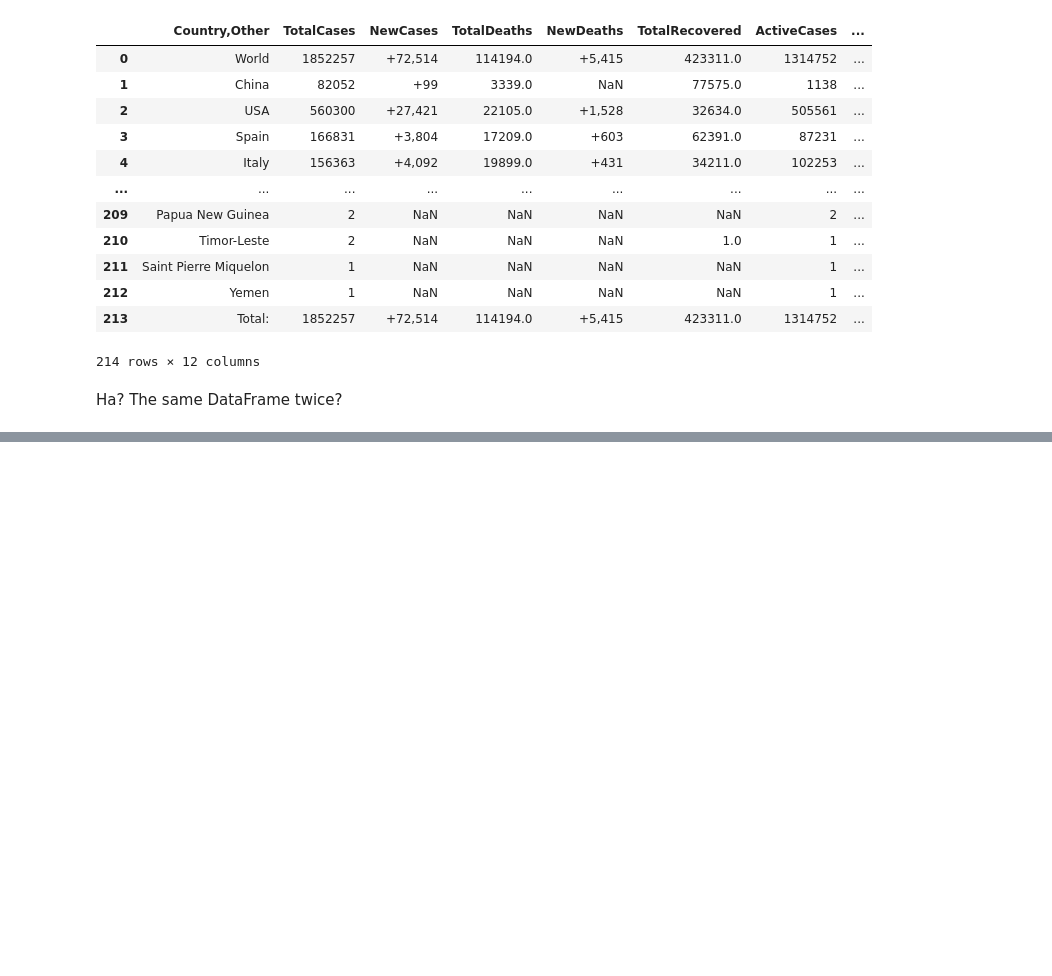
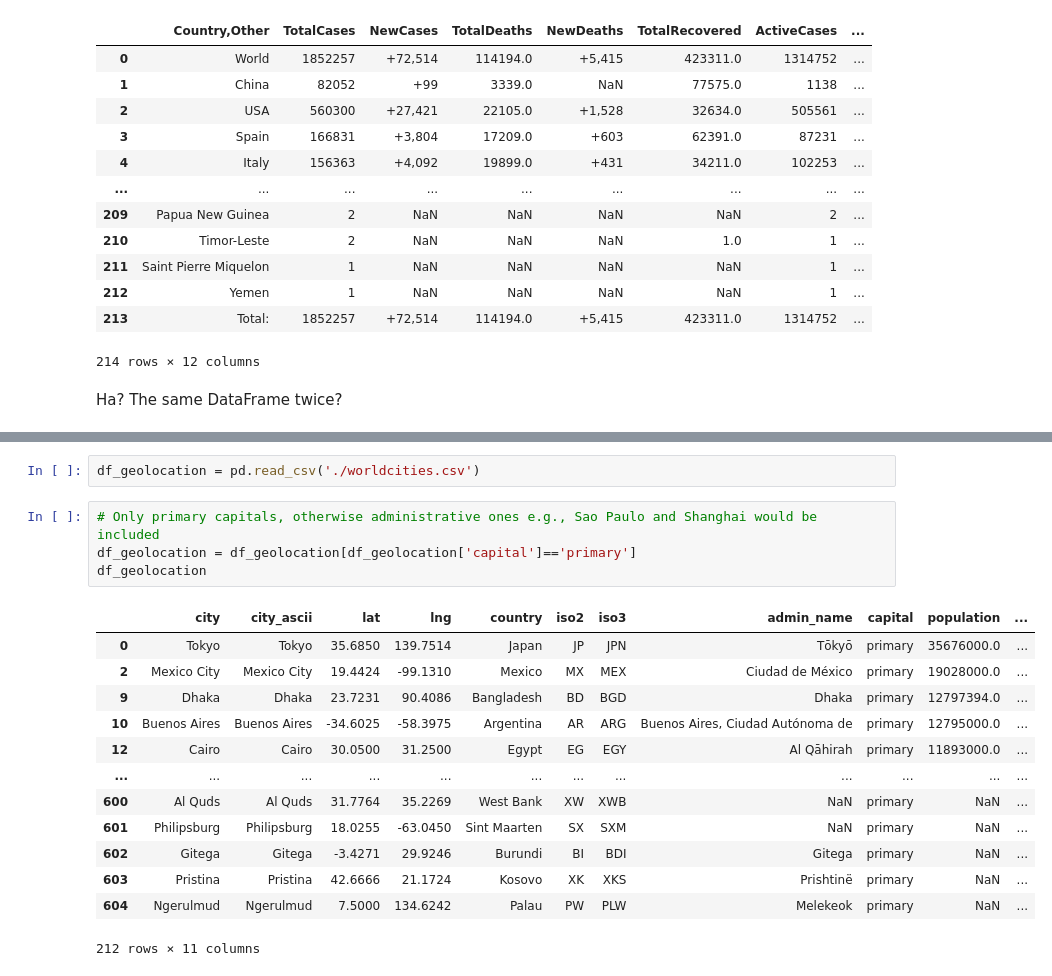
Before and after one commit to tezzytezzy/corona-virus, a Jupyter notebook: virus_map.ipynb, the cells around one changed output, grey strips where cells are left out. Saved outputs shown, nothing was run; the diff lists cells and outputs as text; blank space fills up the shorter version.

```diff
--- a/virus_map.ipynb
+++ b/virus_map.ipynb
@@ -65,0 +91,20 @@ df_data
+# %%
+df_geolocation = pd.read_csv('./worldcities.csv')
+# %%
+# Only primary capitals, otherwise administrative ones e.g., Sao Paulo and Shanghai would be included
+df_geolocation = df_geolocation[df_geolocation['capital']=='primary']
+df_geolocation
+# %% [output]
+|  | city | city_ascii | lat | lng | country | iso2 | iso3 | admin_name | capital | population | ... |
+| 0 | Tokyo | Tokyo | 35.6850 | 139.7514 | Japan | JP | JPN | Tōkyō | primary | 35676000.0 | ... |
+| 2 | Mexico City | Mexico City | 19.4424 | -99.1310 | Mexico | MX | MEX | Ciudad de México | primary | 19028000.0 | ... |
+| 9 | Dhaka | Dhaka | 23.7231 | 90.4086 | Bangladesh | BD | BGD | Dhaka | primary | 12797394.0 | ... |
+| 10 | Buenos Aires | Buenos Aires | -34.6025 | -58.3975 | Argentina | AR | ARG | Buenos Aires, Ciudad Autónoma de | primary | 12795000.0 | ... |
+| 12 | Cairo | Cairo | 30.0500 | 31.2500 | Egypt | EG | EGY | Al Qāhirah | primary | 11893000.0 | ... |
+| ... | ... | ... | ... | ... | ... | ... | ... | ... | ... | ... | ... |
+| 600 | Al Quds | Al Quds | 31.7764 | 35.2269 | West Bank | XW | XWB | NaN | primary | NaN | ... |
+| 601 | Philipsburg | Philipsburg | 18.0255 | -63.0450 | Sint Maarten | SX | SXM | NaN | primary | NaN | ... |
+| 602 | Gitega | Gitega | -3.4271 | 29.9246 | Burundi | BI | BDI | Gitega | primary | NaN | ... |
+| 603 | Pristina | Pristina | 42.6666 | 21.1724 | Kosovo | XK | XKS | Prishtinë | primary | NaN | ... |
+| 604 | Ngerulmud | Ngerulmud | 7.5000 | 134.6242 | Palau | PW | PLW | Melekeok | primary | NaN | ... |
+212 rows × 11 columns
```
Also changed, not shown: parts of 13 cells of this notebook.
